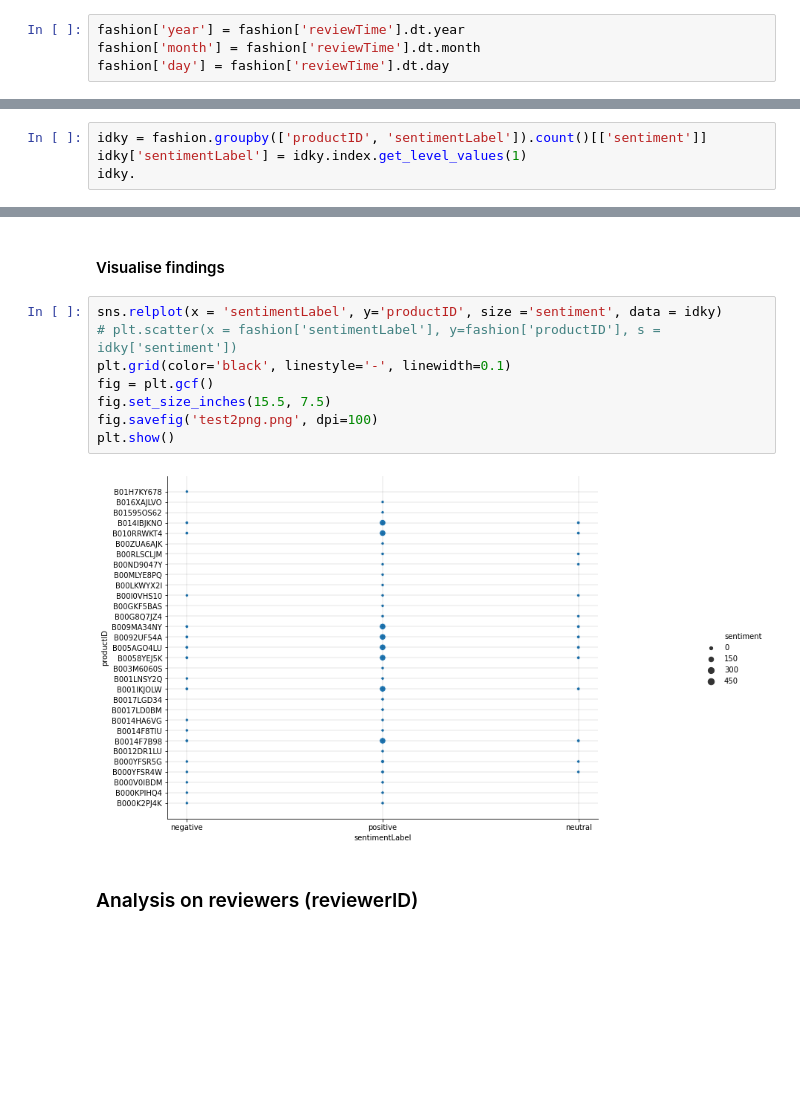
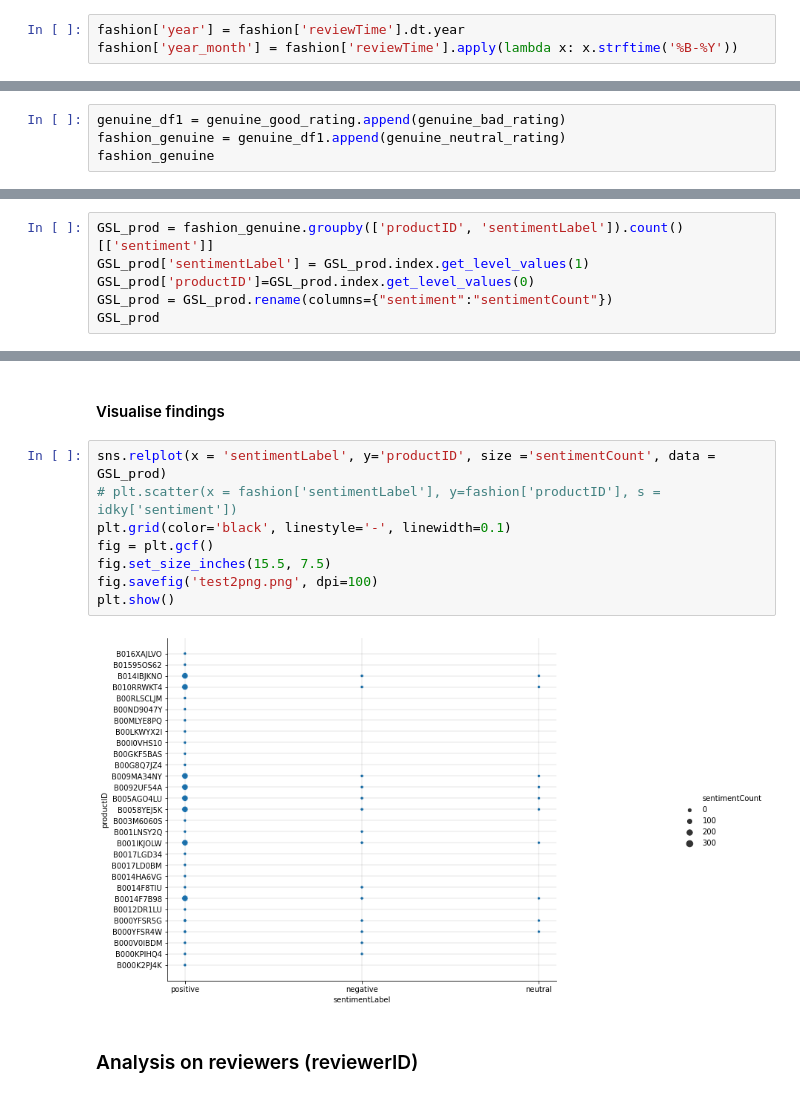
Before and after one commit to ahmadbashorun/AI6-amazon-reviews-EDA-project, a Jupyter notebook: Fashion_cleaning.ipynb, the cells around one changed output, grey strips where cells are left out. Drawn from its saved outputs; the diff is of its cells as text; blank space fills up the shorter version.

```diff
--- a/Fashion_cleaning.ipynb
+++ b/Fashion_cleaning.ipynb
@@ -29,5 +31,4 @@ fashion['reviewTime'] = pd.to_datetime(fashion['reviewTime'])
 ##### Amount of reviews per year and month
 # %%
 fashion['year'] = fashion['reviewTime'].dt.year
-fashion['month'] = fashion['reviewTime'].dt.month
-fashion['day'] = fashion['reviewTime'].dt.day
+fashion['year_month'] = fashion['reviewTime'].apply(lambda x: x.strftime('%B-%Y'))
@@ -193,3 +199,7 @@ genuine_neutral_rating = fashion[(fashion['sentimentLabel']=='neutral') & (fashi
 len(genuine_neutral_rating)
 # %% [output]
 20
+# %%
+genuine_df1 = genuine_good_rating.append(genuine_bad_rating)
+fashion_genuine = genuine_df1.append(genuine_neutral_rating)
+fashion_genuine
@@ -252,5 +278,7 @@ fashion.groupby('productID').count()[['reviewText']].sort_values('reviewText', a
 # %%
-idky = fashion.groupby(['productID', 'sentimentLabel']).count()[['sentiment']]
-idky['sentimentLabel'] = idky.index.get_level_values(1)
-idky.
+GSL_prod = fashion_genuine.groupby(['productID', 'sentimentLabel']).count()[['sentiment']]
+GSL_prod['sentimentLabel'] = GSL_prod.index.get_level_values(1)
+GSL_prod['productID']=GSL_prod.index.get_level_values(0)
+GSL_prod = GSL_prod.rename(columns={"sentiment":"sentimentCount"})
+GSL_prod
 # %% [output]
@@ -289,15 +303,15 @@ idky
 # %% [markdown]
 #### Visualise findings
 # %%
-sns.relplot(x = 'sentimentLabel', y='productID', size ='sentiment', data = idky)
+sns.relplot(x = 'sentimentLabel', y='productID', size ='sentimentCount', data = GSL_prod)
 # plt.scatter(x = fashion['sentimentLabel'], y=fashion['productID'], s = idky['sentiment'])
 plt.grid(color='black', linestyle='-', linewidth=0.1)
 fig = plt.gcf()
 fig.set_size_inches(15.5, 7.5)
 fig.savefig('test2png.png', dpi=100)
 plt.show()
 # %% [output]
-[figure, old version]
+[figure, new version]
 # %% [markdown]
 ### Analysis on reviewers (reviewerID)
 # %% [markdown]
```
Also changed, not shown: parts of 21 cells of this notebook.
